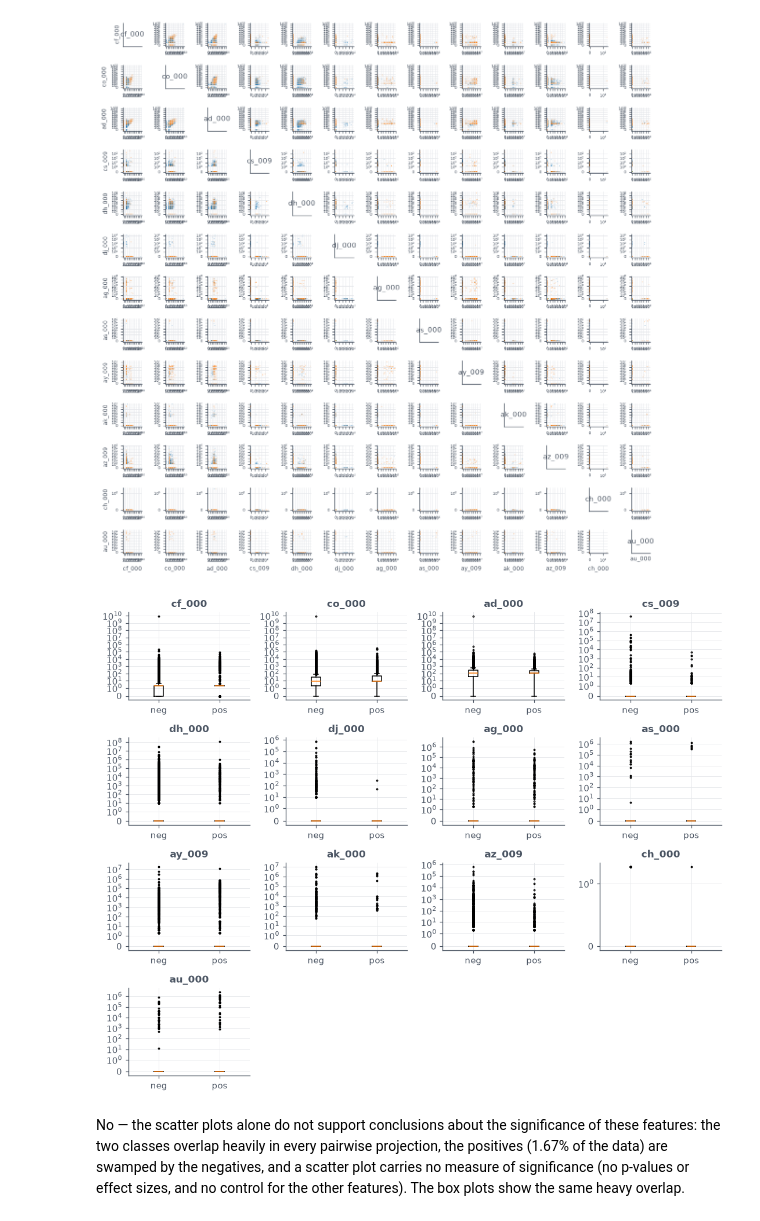
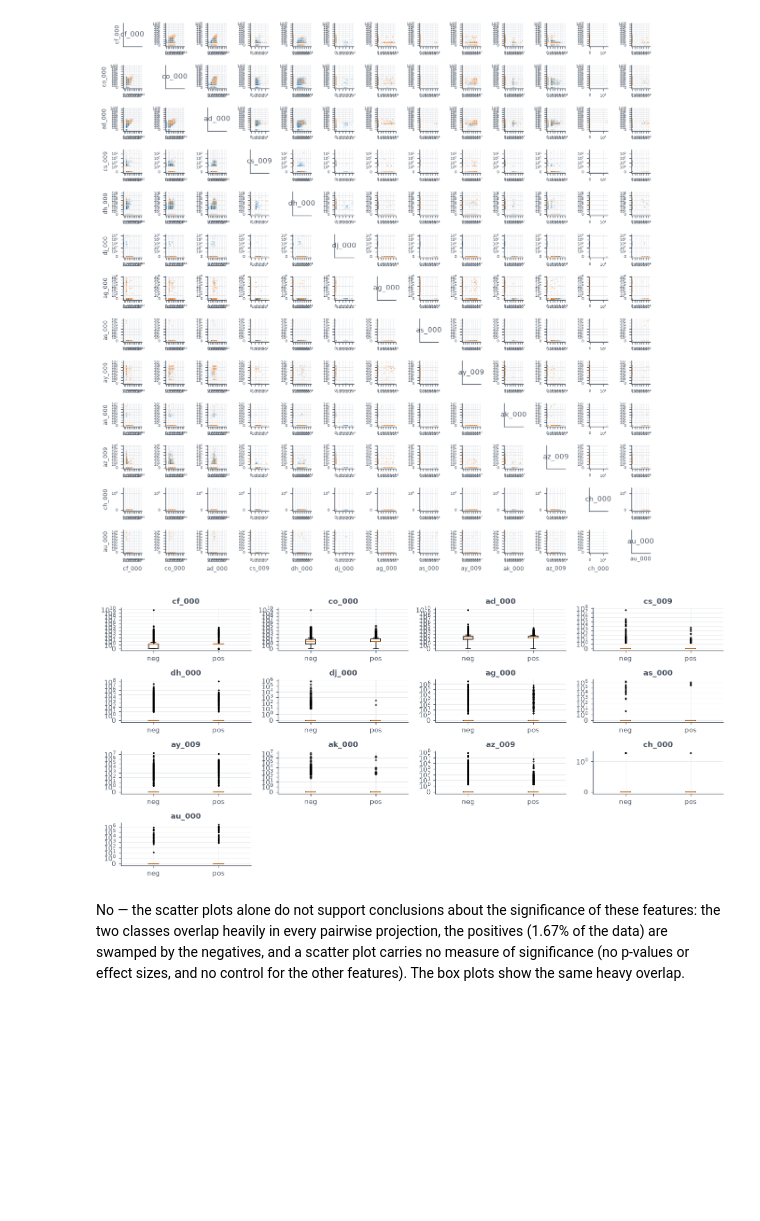
Before and after one commit to oliauusc/DSCI552_HW6, a Jupyter notebook: notebook/Liau_Olivia_HW6.ipynb, the cells around one changed output. Cells and saved outputs as stored; diff of their text form; code cells hidden in the pictures; blank space fills up the shorter version.

```diff
--- a/notebook/Liau_Olivia_HW6.ipynb
+++ b/notebook/Liau_Olivia_HW6.ipynb
@@ -211,7 +211,7 @@ strongest = abs_upper.stack().sort_values(ascending=False).head(3)
 print(f"feature pairs with |r| > 0.9: {n_high_pairs}")
 print(strongest.round(3).to_string())
 
-fig, ax = plt.subplots(figsize=(7, 5.5))
+fig, ax = plt.subplots(figsize=(4, 2))
 sns.heatmap(corr, center=0, vmin=-1, vmax=1, xticklabels=False,
             yticklabels=False, ax=ax, cbar_kws={"label": "pearson r"})
 ax.set_title("correlation matrix of the 170 features (train, median-imputed)")
@@ -268,20 +268,20 @@ plt.show()
 [figure]
 # %%
 # box plots of the 13 features by class
-fig, axes = plt.subplots(4, 4, figsize=(10, 8))
+fig, axes = plt.subplots(4, 4, figsize=(13, 6))
 for k, name in enumerate(top13_names):
     ax = axes[k // 4, k % 4]
     ax.boxplot([train_X_imp.loc[train_y == 0, name],
                 train_X_imp.loc[train_y == 1, name]],
                tick_labels=["neg", "pos"], flierprops={"markersize": 1.5})
     ax.set_yscale("symlog", linthresh=1)
     ax.set_title(name)
 for k in range(len(top13_names), axes.size):
     axes.flat[k].set_visible(False)
 plt.tight_layout()
 plt.show()
 # %% [output]
-[figure, old version]
+[figure, new version]
 # %% [markdown]
 No — the scatter plots alone do not support conclusions about the significance of these features: the two classes overlap heavily in every pairwise projection, the positives (1.67% of the data) are swamped by the negatives, and a scatter plot carries no measure of significance (no p-values or effect sizes, and no control for the other features). The box plots show the same heavy overlap.
 # %% [markdown]
```
Also changed, not shown: parts of 7 cells of this notebook.
